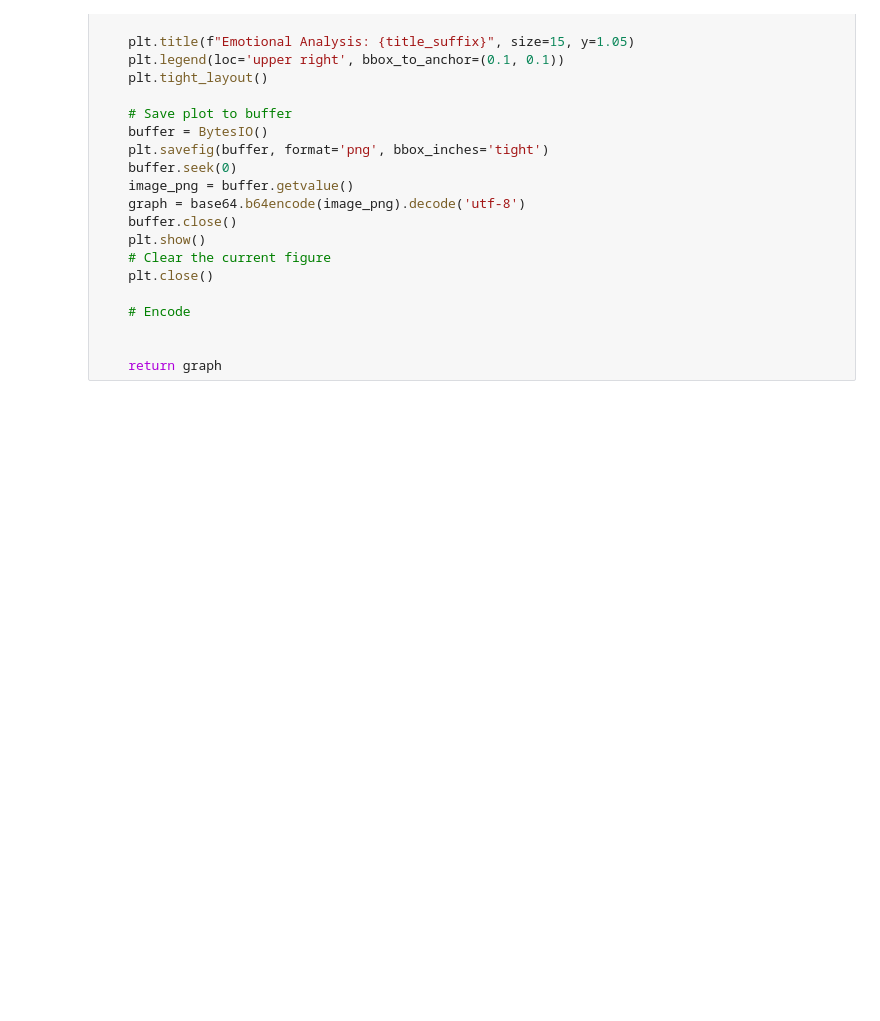
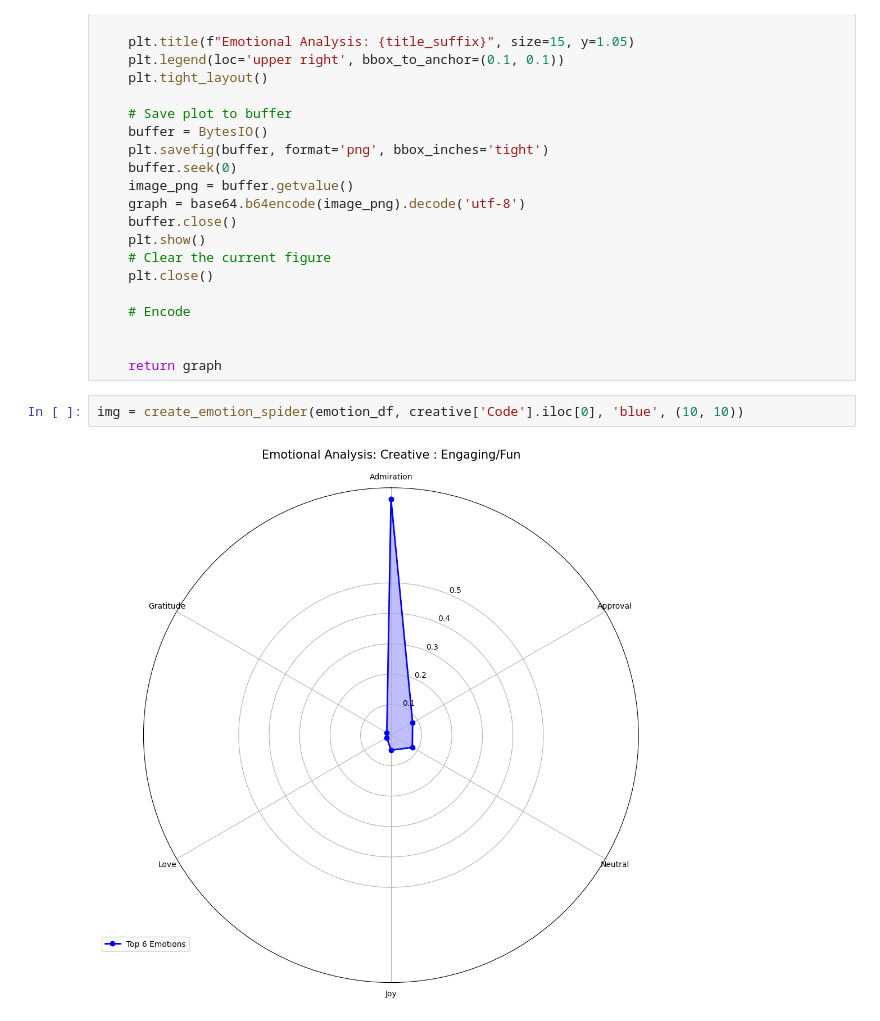
Before and after one commit to ryanjewik/montessori_research, a Jupyter notebook: spidergraph/spidergraph.ipynb, the cells around one changed output. Cells and saved outputs as stored; diff of their text form; blank space fills up the shorter version.

```diff
--- a/spidergraph/spidergraph.ipynb
+++ b/spidergraph/spidergraph.ipynb
@@ -122,6 +150,10 @@ def create_emotion_spider(emotions_df, title_suffix, color, figsize):
 
 
     return graph
+# %%
+img = create_emotion_spider(emotion_df, creative['Code'].iloc[0], 'blue', (10, 10))
+# %% [output]
+[figure, added]
 # %%
 # Generate graph
 img = create_emotion_spider(emotion_df, df['Name'].iloc[0], 'blue', (10, 10))
```
Also changed, not shown: parts of 12 cells of this notebook, 1 other file.
